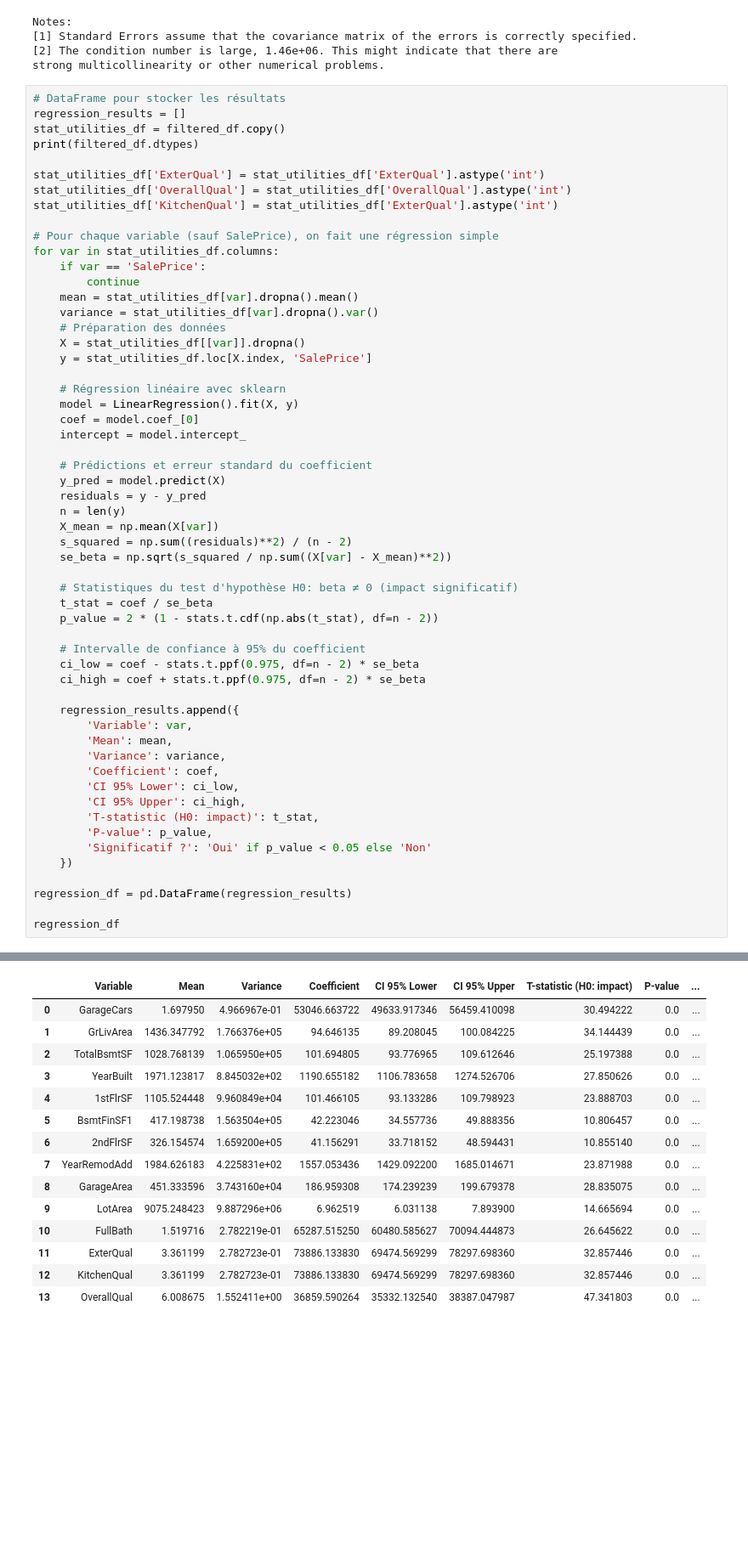
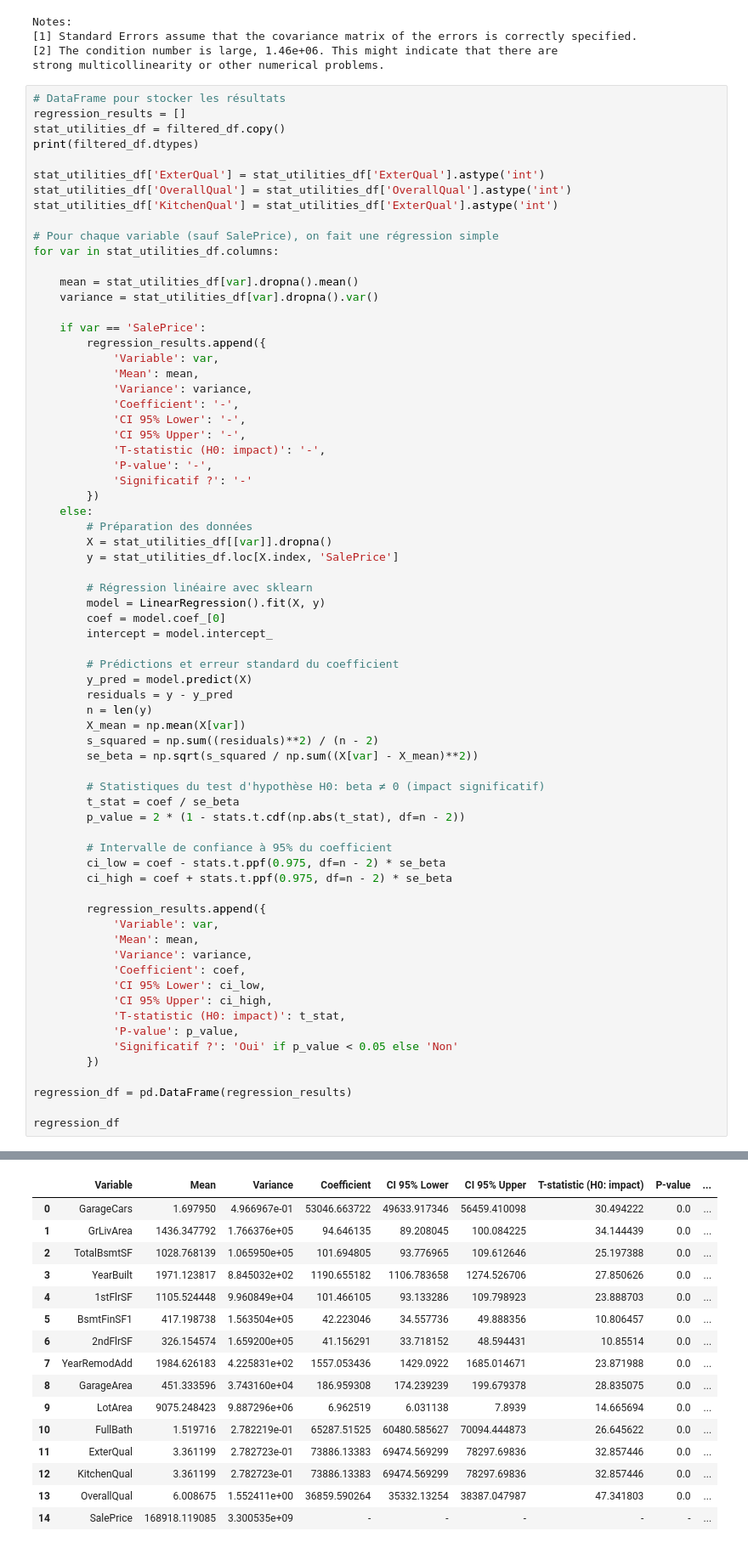
Before and after one commit to decimoplays/CStat-Project, a Jupyter notebook: cstat-project.ipynb, the cells around one changed output, grey strips where cells are left out. Shown at 85% size. Cells and saved outputs as stored; diff of their text form; blank space fills up the shorter version.

```diff
--- a/cstat-project.ipynb
+++ b/cstat-project.ipynb
@@ -338,82 +347,96 @@ stat_utilities_df['KitchenQual'] = stat_utilities_df['ExterQual'].astype('int')
 
 # Pour chaque variable (sauf SalePrice), on fait une régression simple
 for var in stat_utilities_df.columns:
-    if var == 'SalePrice':
-        continue
+
     mean = stat_utilities_df[var].dropna().mean()
     variance = stat_utilities_df[var].dropna().var()
-    # Préparation des données
-    X = stat_utilities_df[[var]].dropna()
-    y = stat_utilities_df.loc[X.index, 'SalePrice']
 
-    # Régression linéaire avec sklearn
-    model = LinearRegression().fit(X, y)
-    coef = model.coef_[0]
-    intercept = model.intercept_
+    if var == 'SalePrice':
+        regression_results.append({
+            'Variable': var,
+            'Mean': mean,
+            'Variance': variance,
+            'Coefficient': '-',
+            'CI 95% Lower': '-',
+            'CI 95% Upper': '-',
+            'T-statistic (H0: impact)': '-',
+            'P-value': '-',
+            'Significatif ?': '-'
+        })
+    else:
+        # Préparation des données
+        X = stat_utilities_df[[var]].dropna()
+        y = stat_utilities_df.loc[X.index, 'SalePrice']
 
-    # Prédictions et erreur standard du coefficient
-    y_pred = model.predict(X)
-    residuals = y - y_pred
-    n = len(y)
-    X_mean = np.mean(X[var])
-    s_squared = np.sum((residuals)**2) / (n - 2)
-    se_beta = np.sqrt(s_squared / np.sum((X[var] - X_mean)**2))
+        # Régression linéaire avec sklearn
+        model = LinearRegression().fit(X, y)
+        coef = model.coef_[0]
+        intercept = model.intercept_
 
-    # Statistiques du test d'hypothèse H0: beta ≠ 0 (impact significatif)
-    t_stat = coef / se_beta
-    p_value = 2 * (1 - stats.t.cdf(np.abs(t_stat), df=n - 2))
+        # Prédictions et erreur standard du coefficient
+        y_pred = model.predict(X)
+        residuals = y - y_pred
+        n = len(y)
+        X_mean = np.mean(X[var])
+        s_squared = np.sum((residuals)**2) / (n - 2)
+        se_beta = np.sqrt(s_squared / np.sum((X[var] - X_mean)**2))
 
-    # Intervalle de confiance à 95% du coefficient
-    ci_low = coef - stats.t.ppf(0.975, df=n - 2) * se_beta
-    ci_high = coef + stats.t.ppf(0.975, df=n - 2) * se_beta
+        # Statistiques du test d'hypothèse H0: beta ≠ 0 (impact significatif)
+        t_stat = coef / se_beta
+        p_value = 2 * (1 - stats.t.cdf(np.abs(t_stat), df=n - 2))
 
-    regression_results.append({
-        'Variable': var,
-        'Mean': mean,
-        'Variance': variance,
-        'Coefficient': coef,
-        'CI 95% Lower': ci_low,
-        'CI 95% Upper': ci_high,
-        'T-statistic (H0: impact)': t_stat,
-        'P-value': p_value,
-        'Significatif ?': 'Oui' if p_value < 0.05 else 'Non'
-    })
+        # Intervalle de confiance à 95% du coefficient
+        ci_low = coef - stats.t.ppf(0.975, df=n - 2) * se_beta
+        ci_high = coef + stats.t.ppf(0.975, df=n - 2) * se_beta
+
+        regression_results.append({
+            'Variable': var,
+            'Mean': mean,
+            'Variance': variance,
+            'Coefficient': coef,
+            'CI 95% Lower': ci_low,
+            'CI 95% Upper': ci_high,
+            'T-statistic (H0: impact)': t_stat,
+            'P-value': p_value,
+            'Significatif ?': 'Oui' if p_value < 0.05 else 'Non'
+        })
 
 regression_df = pd.DataFrame(regression_results)
 
 regression_df
 # %% [output]
 GarageCars         int64
 GrLivArea          int64
 TotalBsmtSF        int64
 YearBuilt          int64
 1stFlrSF           int64
 BsmtFinSF1         int64
 2ndFlrSF           int64
 YearRemodAdd       int64
 GarageArea         int64
 LotArea            int64
 FullBath           int64
 ExterQual       category
 KitchenQual     category
 OverallQual     category
 SalePrice          int64
 dtype: object
 |  | Variable | Mean | Variance | Coefficient | CI 95% Lower | CI 95% Upper | T-statistic (H0: impact) | P-value | ... |
 | 0 | GarageCars | 1.697950 | 4.966967e-01 | 53046.663722 | 49633.917346 | 56459.410098 | 30.494222 | 0.0 | ... |
 | 1 | GrLivArea | 1436.347792 | 1.766376e+05 | 94.646135 | 89.208045 | 100.084225 | 34.144439 | 0.0 | ... |
 | 2 | TotalBsmtSF | 1028.768139 | 1.065950e+05 | 101.694805 | 93.776965 | 109.612646 | 25.197388 | 0.0 | ... |
 | 3 | YearBuilt | 1971.123817 | 8.845032e+02 | 1190.655182 | 1106.783658 | 1274.526706 | 27.850626 | 0.0 | ... |
 | 4 | 1stFlrSF | 1105.524448 | 9.960849e+04 | 101.466105 | 93.133286 | 109.798923 | 23.888703 | 0.0 | ... |
 | 5 | BsmtFinSF1 | 417.198738 | 1.563504e+05 | 42.223046 | 34.557736 | 49.888356 | 10.806457 | 0.0 | ... |
-| 6 | 2ndFlrSF | 326.154574 | 1.659200e+05 | 41.156291 | 33.718152 | 48.594431 | 10.855140 | 0.0 | ... |
-| 7 | YearRemodAdd | 1984.626183 | 4.225831e+02 | 1557.053436 | 1429.092200 | 1685.014671 | 23.871988 | 0.0 | ... |
+| 6 | 2ndFlrSF | 326.154574 | 1.659200e+05 | 41.156291 | 33.718152 | 48.594431 | 10.85514 | 0.0 | ... |
+| 7 | YearRemodAdd | 1984.626183 | 4.225831e+02 | 1557.053436 | 1429.0922 | 1685.014671 | 23.871988 | 0.0 | ... |
 | 8 | GarageArea | 451.333596 | 3.743160e+04 | 186.959308 | 174.239239 | 199.679378 | 28.835075 | 0.0 | ... |
-| 9 | LotArea | 9075.248423 | 9.887296e+06 | 6.962519 | 6.031138 | 7.893900 | 14.665694 | 0.0 | ... |
-| 10 | FullBath | 1.519716 | 2.782219e-01 | 65287.515250 | 60480.585627 | 70094.444873 | 26.645622 | 0.0 | ... |
-| 11 | ExterQual | 3.361199 | 2.782723e-01 | 73886.133830 | 69474.569299 | 78297.698360 | 32.857446 | 0.0 | ... |
-| 12 | KitchenQual | 3.361199 | 2.782723e-01 | 73886.133830 | 69474.569299 | 78297.698360 | 32.857446 | 0.0 | ... |
-| 13 | OverallQual | 6.008675 | 1.552411e+00 | 36859.590264 | 35332.132540 | 38387.047987 | 47.341803 | 0.0 | ... |
+| 9 | LotArea | 9075.248423 | 9.887296e+06 | 6.962519 | 6.031138 | 7.8939 | 14.665694 | 0.0 | ... |
+| 10 | FullBath | 1.519716 | 2.782219e-01 | 65287.51525 | 60480.585627 | 70094.444873 | 26.645622 | 0.0 | ... |
+| 11 | ExterQual | 3.361199 | 2.782723e-01 | 73886.13383 | 69474.569299 | 78297.69836 | 32.857446 | 0.0 | ... |
+| 12 | KitchenQual | 3.361199 | 2.782723e-01 | 73886.13383 | 69474.569299 | 78297.69836 | 32.857446 | 0.0 | ... |
+| 13 | OverallQual | 6.008675 | 1.552411e+00 | 36859.590264 | 35332.13254 | 38387.047987 | 47.341803 | 0.0 | ... |
+| 14 | SalePrice | 168918.119085 | 3.300535e+09 | - | - | - | - | - | ... |
 # %%
 # Création d'une copie du DataFrame avec des noms compatibles pour la formule
 df_formula = filtered_df.copy()
```
Also changed, not shown: parts of 6 cells of this notebook.
